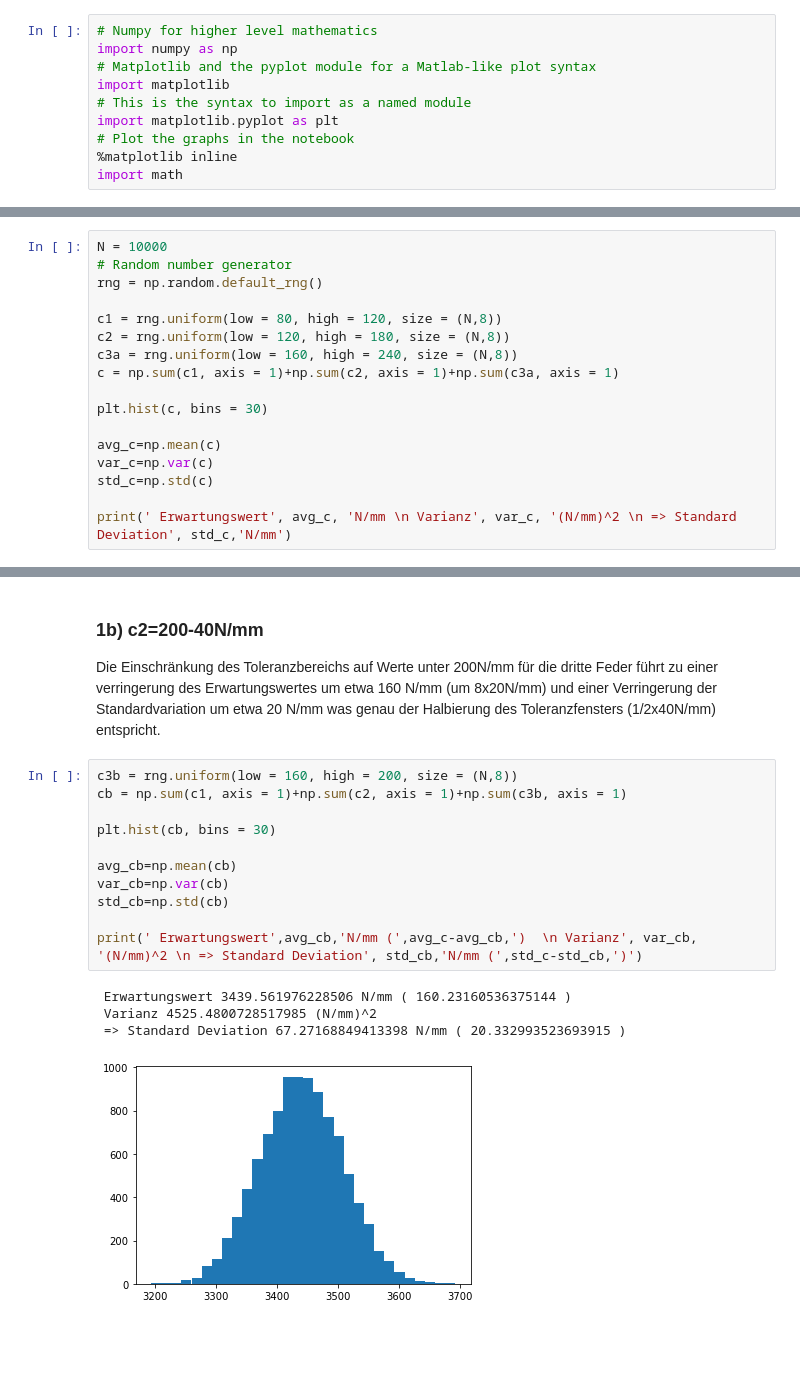
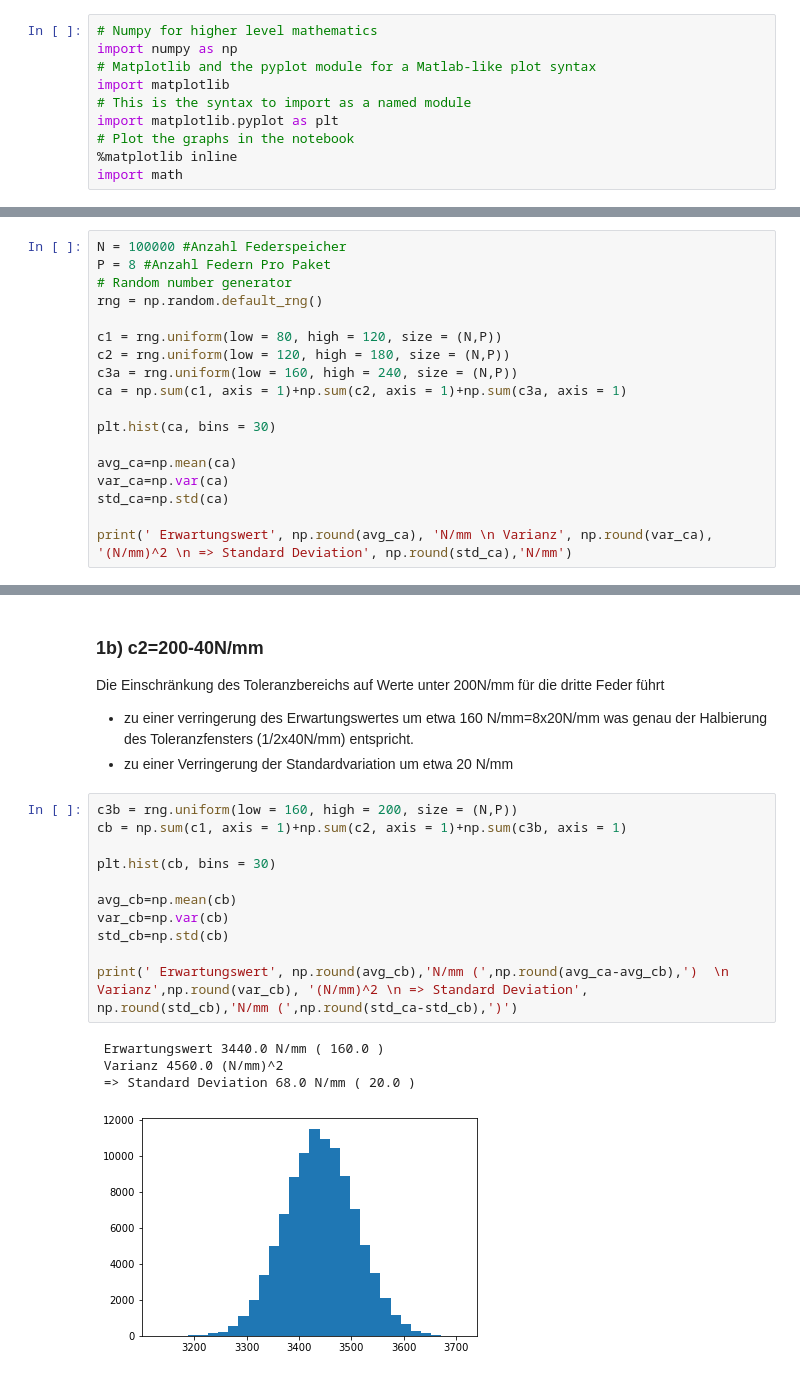
Before and after one commit to FHAC-MdQM/monte-carlo-simulation-Lumimi9, a Jupyter notebook: MonteCarlo.ipynb, the cells around one changed output, grey strips where cells are left out. Drawn from its saved outputs; the diff is of its cells as text; blank space fills up the shorter version.

```diff
--- a/MonteCarlo.ipynb
+++ b/MonteCarlo.ipynb
@@ -64,20 +68,21 @@ Die Standard Abweichung liegt bei etwa 87 N/mm (Genaue Werte für die jeweiligen
 𝑐2=(150±30)N/mm
 𝑐3=(200±40)N/mm
 # %%
-N = 10000
+N = 100000 #Anzahl Federspeicher
+P = 8 #Anzahl Federn Pro Paket
 # Random number generator
 rng = np.random.default_rng()
 
-c1 = rng.uniform(low = 80, high = 120, size = (N,8))
-c2 = rng.uniform(low = 120, high = 180, size = (N,8))
-c3a = rng.uniform(low = 160, high = 240, size = (N,8))
-c = np.sum(c1, axis = 1)+np.sum(c2, axis = 1)+np.sum(c3a, axis = 1)
+c1 = rng.uniform(low = 80, high = 120, size = (N,P))
+c2 = rng.uniform(low = 120, high = 180, size = (N,P))
+c3a = rng.uniform(low = 160, high = 240, size = (N,P))
+ca = np.sum(c1, axis = 1)+np.sum(c2, axis = 1)+np.sum(c3a, axis = 1)
 
-plt.hist(c, bins = 30)
+plt.hist(ca, bins = 30)
 
-avg_c=np.mean(c)
-var_c=np.var(c)
-std_c=np.std(c)
+avg_ca=np.mean(ca)
+var_ca=np.var(ca)
+std_ca=np.std(ca)
 
-print(' Erwartungswert', avg_c, 'N/mm \n Varianz', var_c, '(N/mm)^2 \n => Standard Deviation', std_c,'N/mm')
+print(' Erwartungswert', np.round(avg_ca), 'N/mm \n Varianz', np.round(var_ca), '(N/mm)^2 \n => Standard Deviation', np.round(std_ca),'N/mm')
 # %% [output]
@@ -88,20 +93,22 @@ print(' Erwartungswert', avg_c, 'N/mm \n Varianz', var_c, '(N/mm)^2 \n => Standa
 # %% [markdown]
 ### 1b) c2=200-40N/mm
 
-Die Einschränkung des Toleranzbereichs auf Werte unter 200N/mm für die dritte Feder führt zu einer verringerung des Erwartungswertes um etwa 160 N/mm (um 8x20N/mm) und einer Verringerung der Standardvariation um etwa 20 N/mm was genau der Halbierung des Toleranzfensters (1/2x40N/mm) entspricht.
+Die Einschränkung des Toleranzbereichs auf Werte unter 200N/mm für die dritte Feder führt
+- zu einer verringerung des Erwartungswertes um etwa 160 N/mm=8x20N/mm was genau der Halbierung des Toleranzfensters (1/2x40N/mm) entspricht.
+- zu einer Verringerung der Standardvariation um etwa 20 N/mm
 # %%
-c3b = rng.uniform(low = 160, high = 200, size = (N,8))
+c3b = rng.uniform(low = 160, high = 200, size = (N,P))
 cb = np.sum(c1, axis = 1)+np.sum(c2, axis = 1)+np.sum(c3b, axis = 1)
 
 plt.hist(cb, bins = 30)
 
 avg_cb=np.mean(cb)
 var_cb=np.var(cb)
 std_cb=np.std(cb)
 
-print(' Erwartungswert',avg_cb,'N/mm (',avg_c-avg_cb,')  \n Varianz', var_cb, '(N/mm)^2 \n => Standard Deviation', std_cb,'N/mm (',std_c-std_cb,')')
+print(' Erwartungswert', np.round(avg_cb),'N/mm (',np.round(avg_ca-avg_cb),')  \n Varianz',np.round(var_cb), '(N/mm)^2 \n => Standard Deviation', np.round(std_cb),'N/mm (',np.round(std_ca-std_cb),')')
 # %% [output]
- Erwartungswert 3439.561976228506 N/mm ( 160.23160536375144 )
- Varianz 4525.4800728517985 (N/mm)^2
- => Standard Deviation 67.27168849413398 N/mm ( 20.332993523693915 )
+ Erwartungswert 3440.0 N/mm ( 160.0 )
+ Varianz 4560.0 (N/mm)^2
+ => Standard Deviation 68.0 N/mm ( 20.0 )
-[figure, old version]
+[figure, new version]
```
Also changed, not shown: parts of 15 cells of this notebook.
